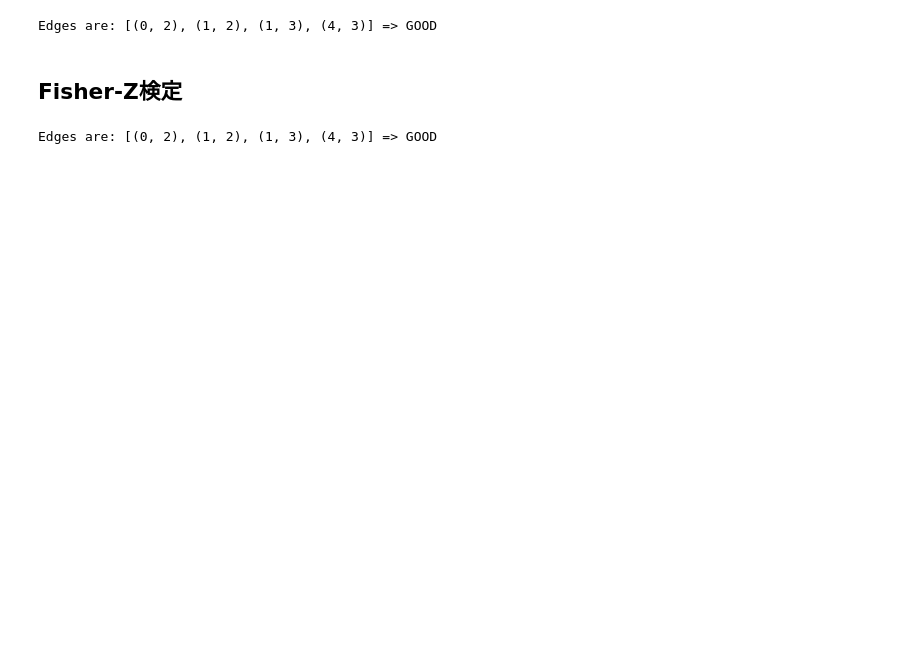
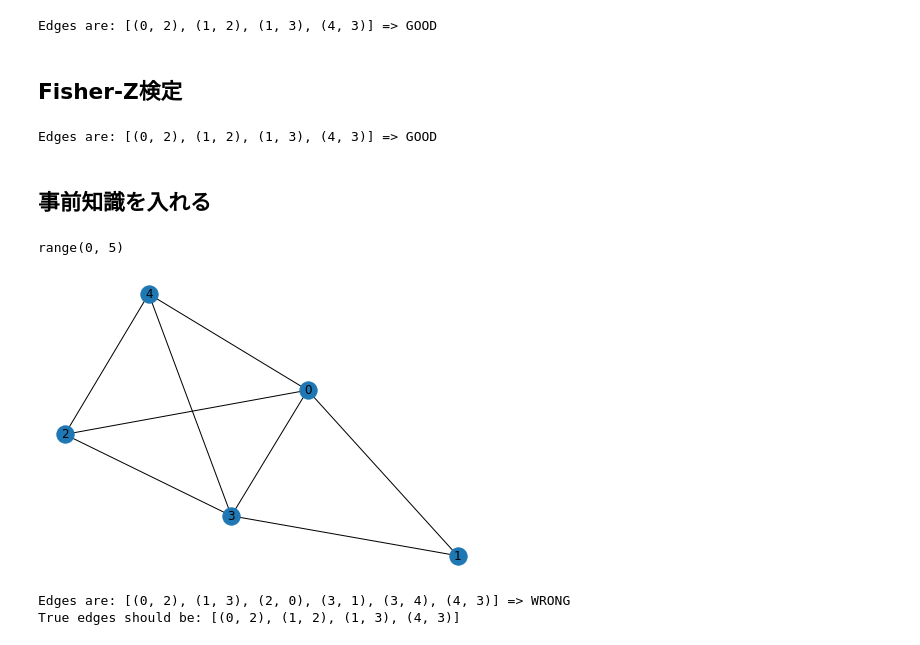
Before and after one commit to tsurubee/causal-discovery, a Jupyter notebook: pc-algorithm.ipynb, the cells around one changed output. Cells and saved outputs as stored; diff of their text form; code cells hidden in the pictures; blank space fills up the shorter version.

```diff
--- a/pc-algorithm.ipynb
+++ b/pc-algorithm.ipynb
@@ -110,3 +110,51 @@ else:
     print('True edges should be:', g_answer.edges())
 # %% [output]
 Edges are: [(0, 2), (1, 2), (1, 3), (4, 3)] => GOOD
+# %% [markdown]
+## 事前知識を入れる
+# %%
+import pcalg
+import networkx as nx
+from gsq.ci_tests import ci_test_dis
+from gsq.gsq_testdata import dis_data
+
+dm = np.array(dis_data).reshape((10000, 5))
+node_ids = range(dm.shape[1])
+node_ids
+# %% [output]
+range(0, 5)
+# %%
+from itertools import combinations
+
+init_g = nx.Graph()
+init_g.add_nodes_from(node_ids)
+for (i, j) in combinations(node_ids, 2):
+    init_g.add_edge(i, j)
+
+no_paths=[[4, 1], [1, 2]]
+for no_path in no_paths:
+    init_g.remove_edge(no_path[0], no_path[1])
+# nx.nx_agraph.view_pygraphviz(g, prog='fdp')
+# %%
+nx.draw(init_g, with_labels=True)
+# %% [output]
+[figure, added]
+# %%
+(g, sep_set) = pcalg.estimate_skeleton(indep_test_func=ci_test_dis,
+                                 data_matrix=dm,
+                                 alpha=0.01,
+                                 levels=[3,2,3,4,2],
+                                 init_graph=init_g)
+g = pcalg.estimate_cpdag(skel_graph=g, sep_set=sep_set)
+g_answer = nx.DiGraph()
+g_answer.add_nodes_from([0, 1, 2, 3, 4])
+g_answer.add_edges_from([(0, 2), (1, 2), (1, 3), (4, 3)])
+print('Edges are:', g.edges(), end='')
+if nx.is_isomorphic(g, g_answer):
+    print(' => GOOD')
+else:
+    print(' => WRONG')
+    print('True edges should be:', g_answer.edges())
+# %% [output]
+Edges are: [(0, 2), (1, 3), (2, 0), (3, 1), (3, 4), (4, 3)] => WRONG
+True edges should be: [(0, 2), (1, 2), (1, 3), (4, 3)]
```
Also changed, not shown: parts of 5 cells of this notebook.
